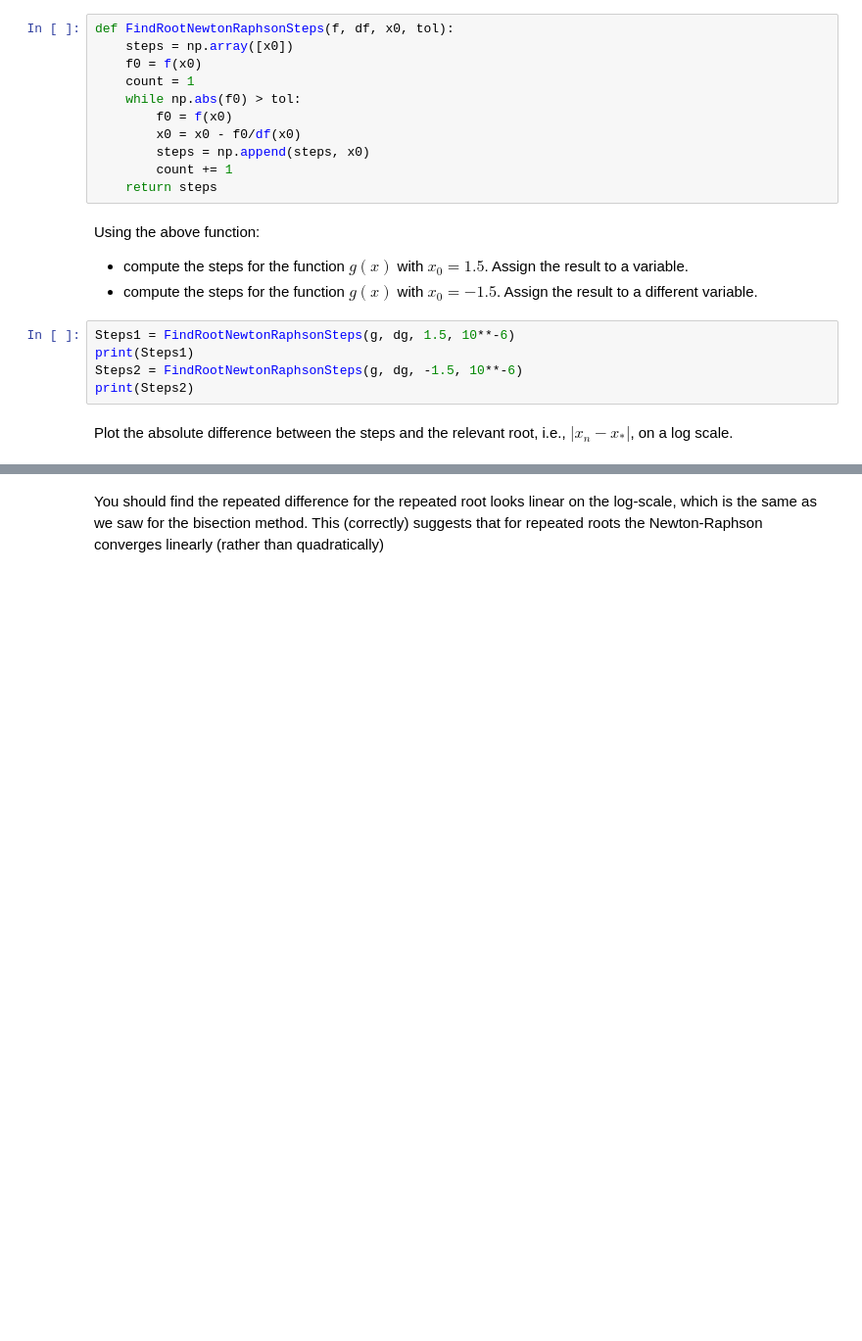
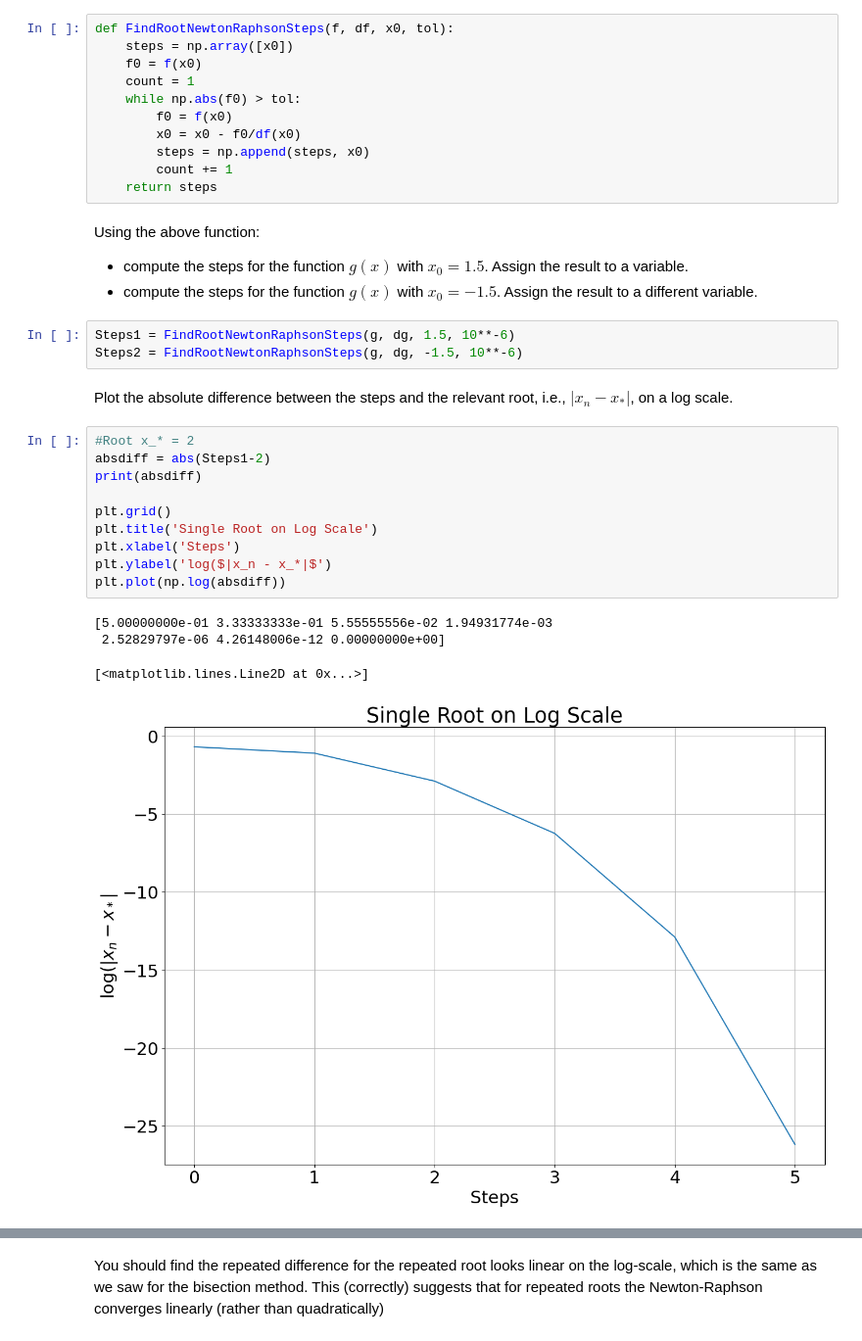
Before and after one commit to NiallCarbery/Computational_Science, a Jupyter notebook: Assignment-2.ipynb, the cells around one changed output, grey strips where cells are left out. Shown: that part at 98% size. Saved outputs shown, nothing was run; the diff lists cells and outputs as text; blank space fills up the shorter version.

```diff
--- a/Assignment-2.ipynb
+++ b/Assignment-2.ipynb
@@ -275,8 +275,21 @@ Using the above function:
 - compute the steps for the function $g(x)$ with  $x_0 = -1.5$. Assign the result to a different variable.
 # %%
 Steps1 = FindRootNewtonRaphsonSteps(g, dg, 1.5, 10**-6)
-print(Steps1)
 Steps2 = FindRootNewtonRaphsonSteps(g, dg, -1.5, 10**-6)
-print(Steps2)
 # %% [markdown]
 Plot the absolute difference between the steps and the relevant root, i.e., $|x_n - x_*|$, on a log scale.
+# %%
+#Root x_* = 2
+absdiff = abs(Steps1-2)
+print(absdiff)
+
+plt.grid()
+plt.title('Single Root on Log Scale')
+plt.xlabel('Steps')
+plt.ylabel('log($|x_n - x_*|$')
+plt.plot(np.log(absdiff))
+# %% [output]
+[5.00000000e-01 3.33333333e-01 5.55555556e-02 1.94931774e-03
+ 2.52829797e-06 4.26148006e-12 0.00000000e+00]
+[<matplotlib.lines.Line2D at 0x...>]
+[figure, added]
```
Also changed, not shown: parts of 2 cells of this notebook.
